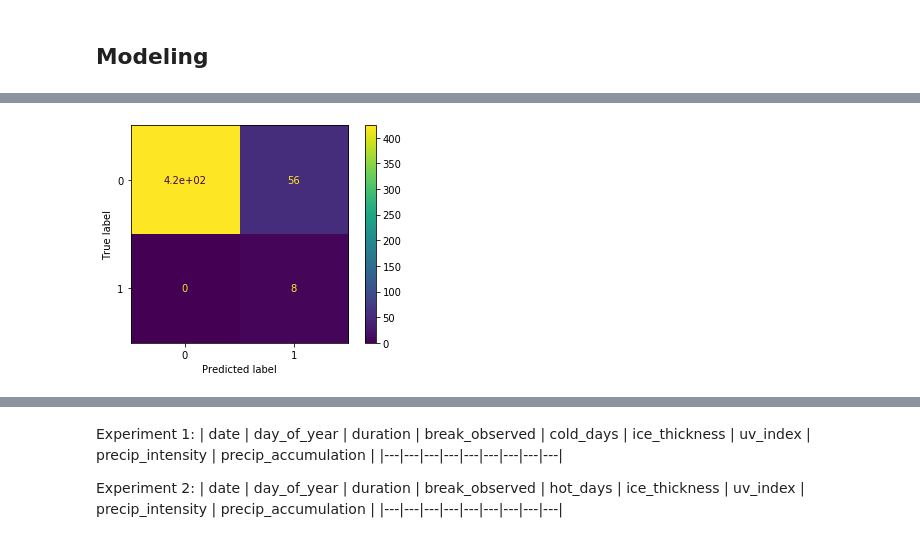
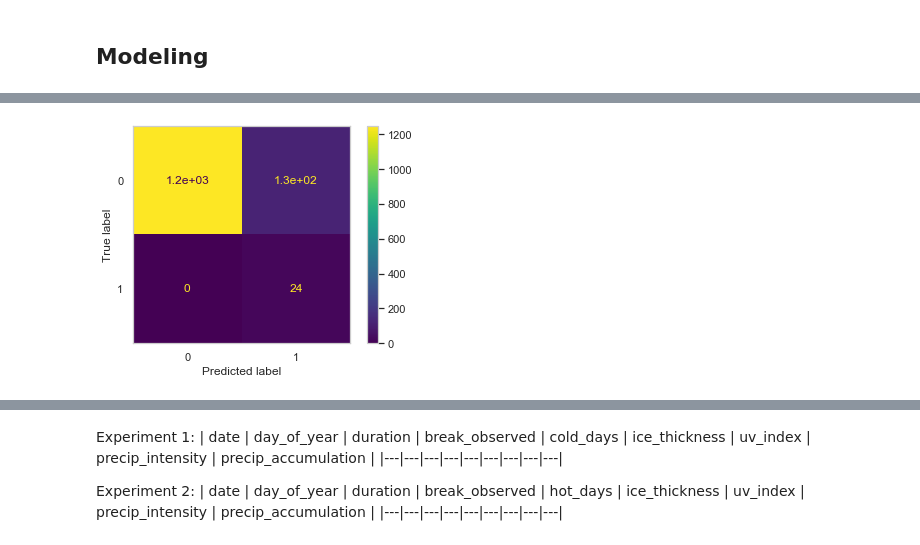
Before and after one commit to dwalkup/NIC_prediction, a Jupyter notebook: notebooks/ice_classic_modeling.ipynb, the cells around one changed output, grey strips where cells are left out. Saved outputs shown, nothing was run; the diff lists cells and outputs as text; code cells hidden in the pictures.

```diff
--- a/notebooks/ice_classic_modeling.ipynb
+++ b/notebooks/ice_classic_modeling.ipynb
@@ -234,0 +246,16 @@ df['noise_test'] = np.random.random_sample(669)
+# %%
+drop_index = []
+for i, year in enumerate(year_list):
+#     print('***', year, '***')
+    idx_y = df.loc[df['Date'].dt.year == year].index
+#     print(idx_y)
+    for idx in idx_y:
+#         print(idx, idx_w[i])
+        if idx > idx_w[i]:
+#             print('appended', idx)
+            drop_index.append(idx)
+        else:
+            pass
+# %%
+for idx in drop_index:
+    df.drop(index = idx, inplace = True)
@@ -391,5 +573,2 @@ used_cols
-# %%
-pipe.fit(X, y)
-X_test = df_future[used_cols]
-y_test = df_future[target]
-y_pred = pipe.predict(X_test)
+# %%
+pipe.fit(X_train, y_train)
@@ -396,4 +588,4 @@ y_pred = pipe.predict(X_test)
 # %%
-metrics.plot_confusion_matrix(pipe, X, y);
+metrics.plot_confusion_matrix(pipe, X_train, y_train);
 # %% [output]
-[figure, old version]
+[figure, new version]
```
Also changed, not shown: parts of 94 cells of this notebook, 3 other files.
